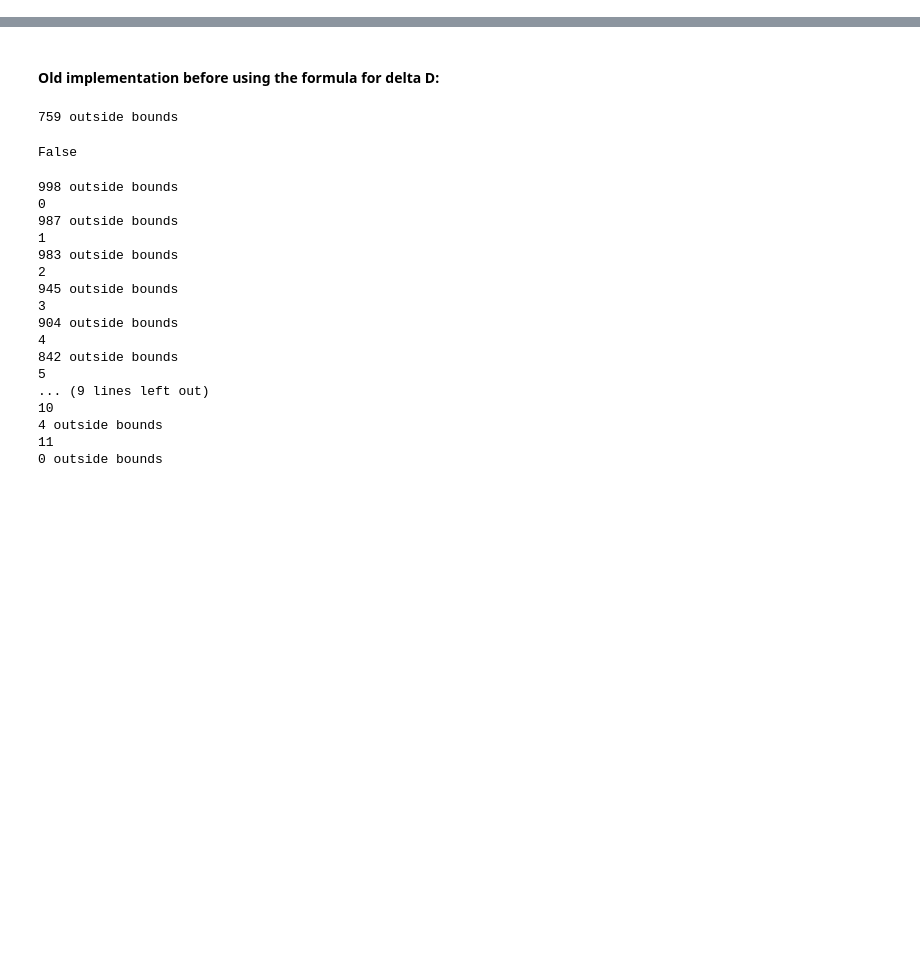
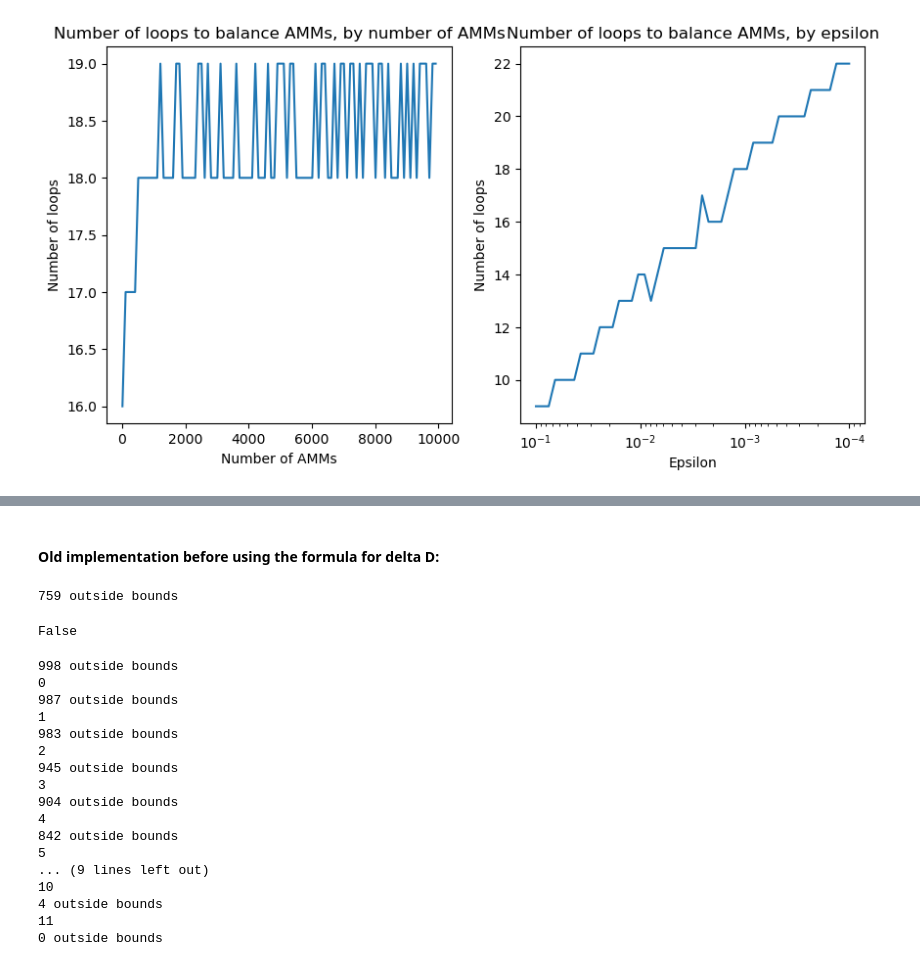
Before and after one commit to samdevo/AMM-experiments, a Jupyter notebook: cpmm_sim.ipynb, the cells around one changed output, grey strips where cells are left out. Saved outputs shown, nothing was run; the diff lists cells and outputs as text; code cells hidden in the pictures; blank space fills up the shorter version.

```diff
--- a/cpmm_sim.ipynb
+++ b/cpmm_sim.ipynb
@@ -56,0 +76,17 @@ Text(0, 0.5, 'Number of loops')
+# %%
+graph, (plot1, plot2) = plt.subplots(1, 2, figsize=(10, 5))
+plot1.plot(amm_ns, steps1)
+plot1.set_title("Number of loops to balance AMMs, by number of AMMs")
+plot1.set_xlabel("Number of AMMs")
+plot1.set_ylabel("Number of loops")
+
+
+plot2.plot(epsilons, steps2)
+plot2.set_title("Number of loops to balance AMMs, by epsilon")
+plot2.set_xlabel("Epsilon")
+plot2.set_ylabel("Number of loops")
+plot2.invert_xaxis()
+# x ticks on logaritmic scale
+plot2.set_xscale('log')
+# %% [output]
+[figure, added]
```
Also changed, not shown: parts of 4 cells of this notebook.
